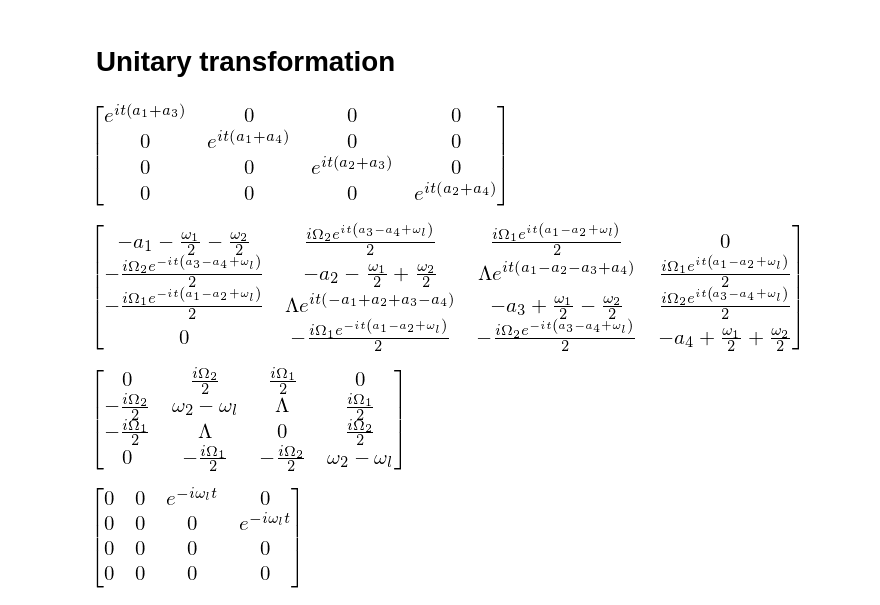
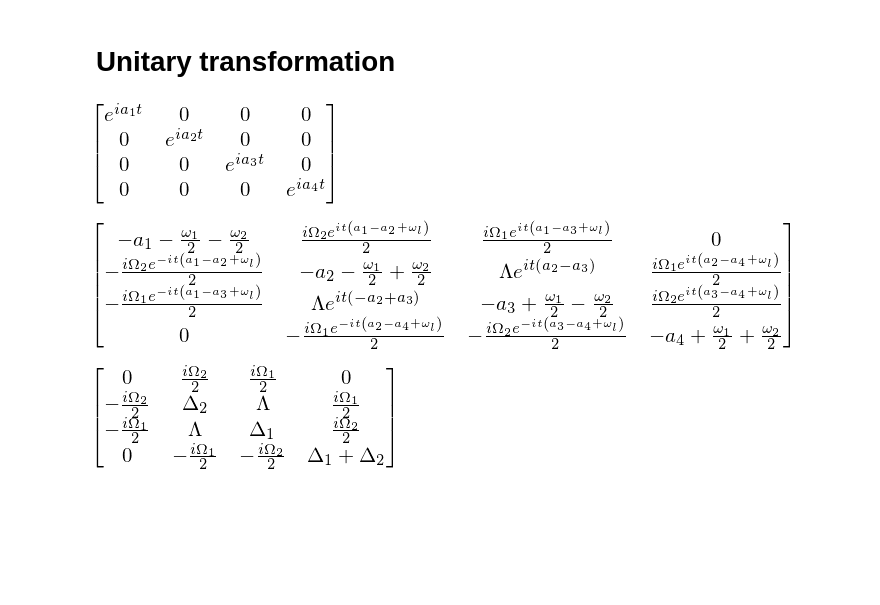
Before and after one commit to NunoEdgarGub1/simulations, a Jupyter notebook: scripts/superradiance/unitary_transform.ipynb, the cells around one changed output. Saved outputs shown, nothing was run; the diff lists cells and outputs as text; code cells hidden in the pictures; blank space fills up the shorter version.

```diff
--- a/scripts/superradiance/unitary_transform.ipynb
+++ b/scripts/superradiance/unitary_transform.ipynb
@@ -32,32 +32,29 @@ H0
 <h1>Unitary transformation</h1>
 # %%
 a1, a2, a3, a4 = symbols("a1:5", real = True)
-# U = exp(I*t*(a1*sigM1*sigP1*sigM2*sigP2+a2*sigM1*sigP1*sigP2*sigM2
-#              +a3*sigP1*sigM1*sigM2*sigP2+a4*sigP1*sigM1*sigP2*sigM2))
-U = exp(I*t*(a1*sigM1*sigP1+a2*sigP1*sigM1+a3*sigM2*sigP2+a4*sigP2*sigM2))
+U = exp(I*t*(a1*sigM1*sigP1*sigM2*sigP2+a2*sigM1*sigP1*sigP2*sigM2
+             +a3*sigP1*sigM1*sigM2*sigP2+a4*sigP1*sigM1*sigP2*sigM2))
 U
 # %% [output]
-[figure, old version]
+[figure, new version]
 # %%
 H = U*H0*conjugate(U.T)-(a1*sigM1*sigP1*sigM2*sigP2+a2*sigM1*sigP1*sigP2*sigM2
                          +a3*sigP1*sigM1*sigM2*sigP2+a4*sigP1*sigM1*sigP2*sigM2)
 H.simplify()
 # %% [output]
-[figure, old version]
+[figure, new version]
 # %%
 A1 = -(w1+w2)/2
-A2 = -(w1+w2)/2 + wl
-A3 = (w1-w2)/2
-A4 = (w1-w2)/2 + wl
-H.subs([(a1, A1), (a2, A2), (a3, A3), (a4, A4)]).simplify()
+A2 = A1 + wl
+A3 = A1 + wl
+A4 = A2 + wl
+D1, D2 = symbols('Delta_1, Delta_2', real = True)
+H = H.subs([(a1, A1), (a2, A2), (a3, A3), (a4, A4), (w1-wl, D1), (w1+w2-2*wl, D1+D2)]).simplify()
+H
 # %% [output]
-[figure, old version]
+[figure, new version]
 # %%
 Um1 = (U*sigM1*conjugate(U.T)).subs([(a1, A1), (a2, A2), (a3, A3), (a4, A4)]).simplify()
 Um2 = (U*sigM2*conjugate(U.T)).subs([(a1, A1), (a2, A2), (a3, A3), (a4, A4)]).simplify()
 Up1 = (U*sigP1*conjugate(U.T)).subs([(a1, A1), (a2, A2), (a3, A3), (a4, A4)]).simplify()
 Up2 = (U*sigP2*conjugate(U.T)).subs([(a1, A1), (a2, A2), (a3, A3), (a4, A4)]).simplify()
-# %%
-Um1
-# %% [output]
-[figure, removed]
```
Also changed, not shown: 1 other file.
